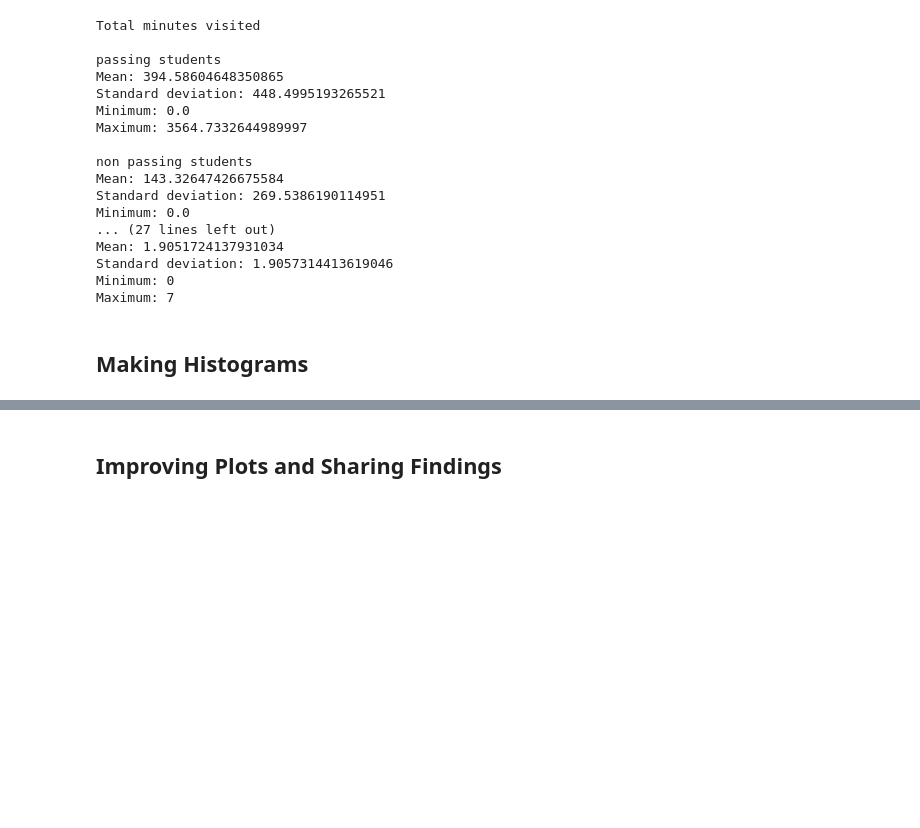
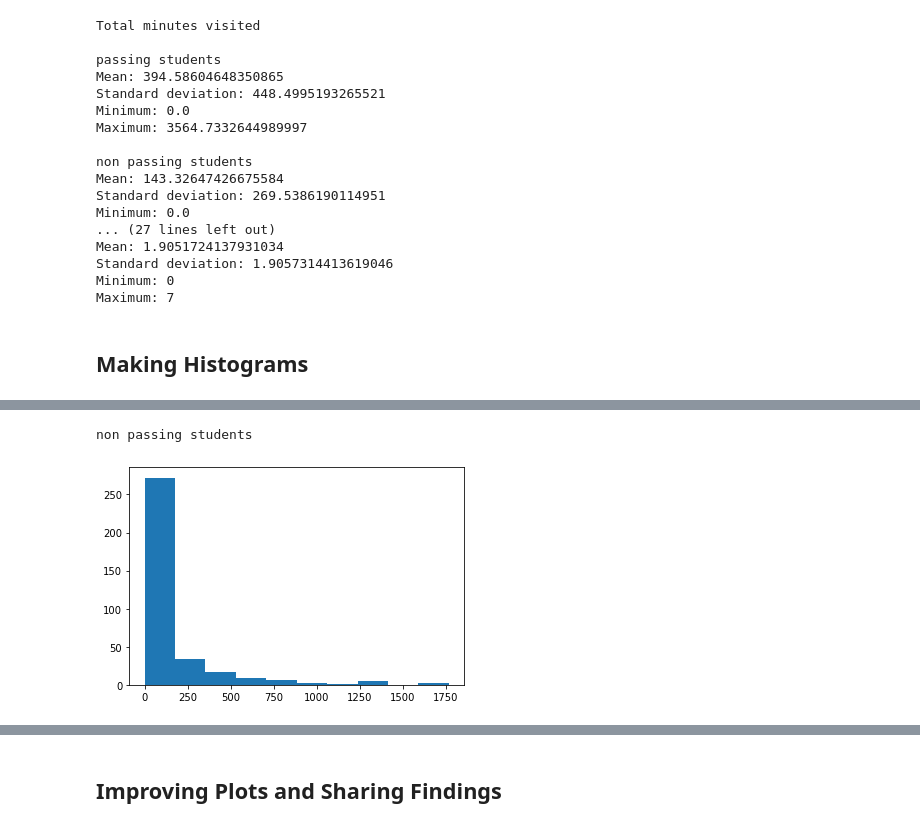
Before and after one commit to bhupendpatil/Practice, a Jupyter notebook: Data Analysis/DataAnalysisProcess/L1_Starter_Code.ipynb, the cells around one changed output, grey strips where cells are left out. Saved outputs shown, nothing was run; the diff lists cells and outputs as text; code cells hidden in the pictures; blank space fills up the shorter version.

```diff
--- a/Data Analysis/DataAnalysisProcess/L1_Starter_Code.ipynb
+++ b/Data Analysis/DataAnalysisProcess/L1_Starter_Code.ipynb
@@ -552,0 +568,7 @@ Maximum: 7
+# %%
+
+print("\nnon passing students")
+print_histogram(list(non_passing_students_mins.values()))
+# %% [output]
+non passing students
+[figure, added]
```
Also changed, not shown: parts of 5 cells of this notebook.
